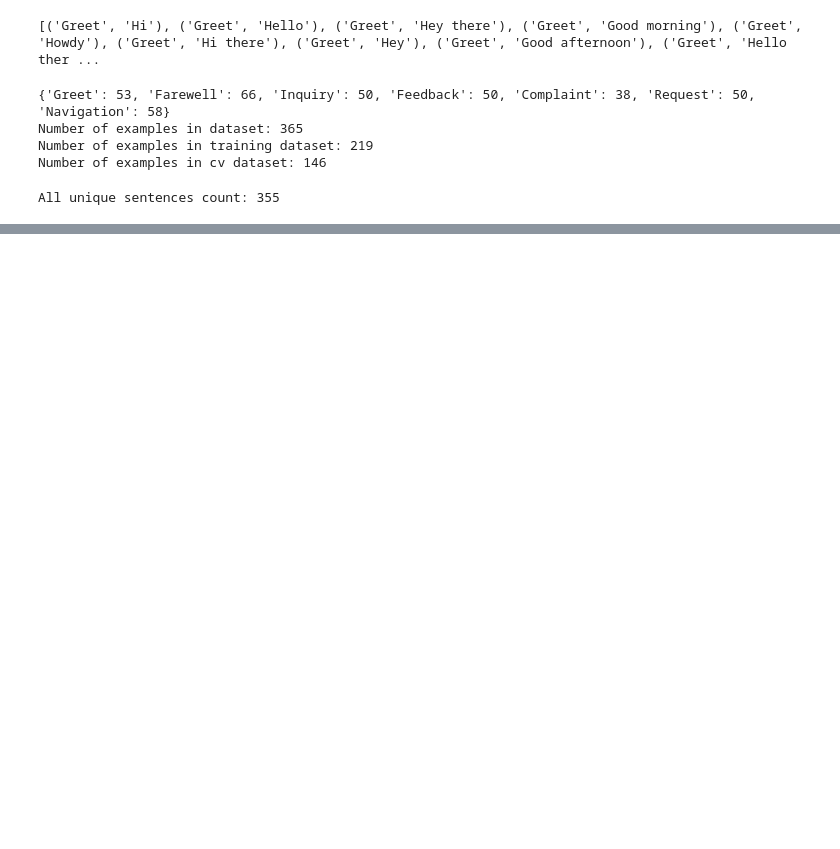
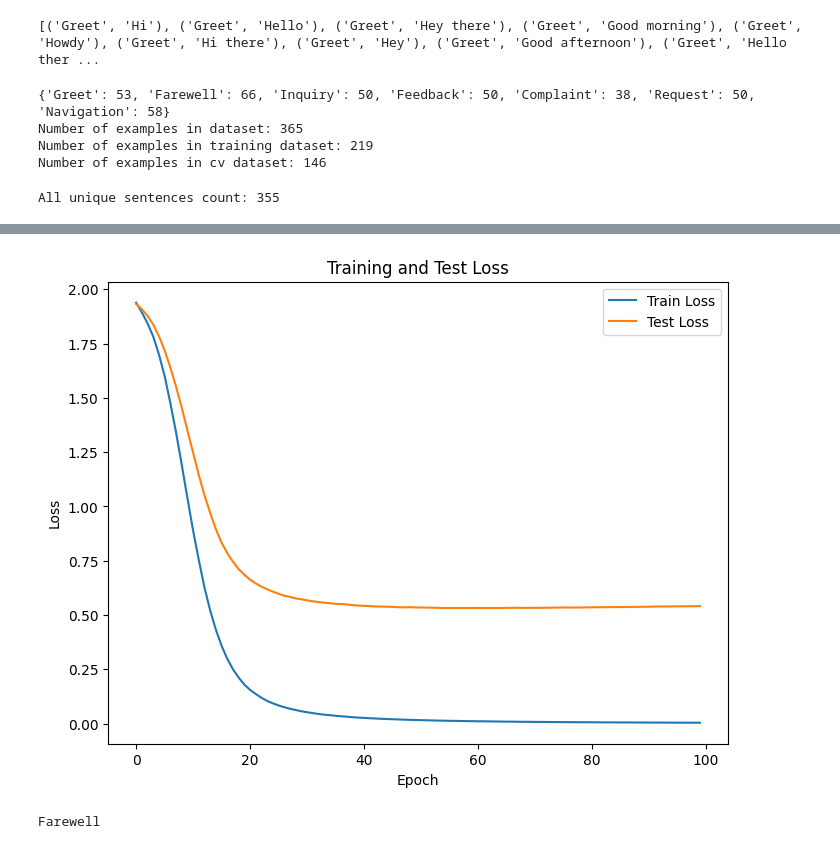
Before and after one commit to Savith-02/notebooks, a Jupyter notebook: nn_intent_classifier.ipynb, the cells around one changed output, grey strips where cells are left out. Drawn from its saved outputs; the diff is of its cells as text; code cells hidden in the pictures; blank space fills up the shorter version.

```diff
--- a/nn_intent_classifier.ipynb
+++ b/nn_intent_classifier.ipynb
@@ -49,6 +42,6 @@ All unique sentences count: 355
 # %%
 from itertools import chain
 
-all_words = set(chain(*[sentence.split(" ") for intent, sentence in dataset]))
+all_words = set(chain(*[sentence.lower().split(" ") for intent, sentence in dataset]))
 print(f"All unique sentences count: {len(all_words)}")
 # %% [output]
@@ -120,9 +118,11 @@ label_transform = intent_to_index
 # %%
-# Create the datasets
-train_dataset = CustomDataset(training_data[:192], feature_transform=feature_transform, label_transform=label_transform)
-train_loader = DataLoader(train_dataset, batch_size=32, shuffle=True, num_workers=2)
+BATCH_SIZE = 32
 
-# test_dataset = CustomDataset(test_data, test_labels)
+train_dataset = CustomDataset(training_data, feature_transform=feature_transform, label_transform=label_transform)
+train_dataloader = DataLoader(train_dataset, batch_size=32, shuffle=True, num_workers=2)
+
+test_dataset = CustomDataset(test_data, feature_transform=feature_transform, label_transform=label_transform)
+test_dataloader = DataLoader(test_dataset, batch_size=32, shuffle=False, num_workers=2)
 # %%
 # Access individual samples from the dataset
 # for i in range(len(train_dataset[5:10])):
@@ -174,0 +197,22 @@ class MyModel(nn.Module):
+# %%
+def test_step(model, dataloader, loss_fn):
+
+    model.train()
+    train_loss, train_acc = 0, 0
+
+    for batch, (intent, sentence) in enumerate(dataloader):
+
+        # intent_tensor = intent_to_tensor(intent)
+        train_pred_logits = model(sentence)
+        loss = loss_fn(train_pred_logits, intent)
+
+        train_loss += loss.item()
+        loss = loss_fn(train_pred_logits, intent)
+
+        train_pred_class = torch.argmax(torch.softmax(train_pred_logits, dim=1), dim=1)
+        train_acc += (train_pred_class == intent).sum().item() / len(train_pred_class)
+
+    # Adjust metrics to get average loss and accuracy per batch
+    train_loss = train_loss / len(dataloader)
+    train_acc = train_acc / len(dataloader)
+    return train_loss, train_acc
@@ -280,0 +260,2 @@ def train(model, train_loader, test_loader, hidden_size, learning_rate, reg_rate
+# %%
+model_0_results = train(model, train_dataloader, test_dataloader, 100, optimizer, loss_fn)
@@ -280,0 +280,11 @@ def train(model, train_loader, test_loader, hidden_size, learning_rate, reg_rate
+# %%
+fig, ax = plt.subplots(figsize=(8, 6))
+ax.plot(model_0_results["train_loss"], label="Train Loss")
+ax.plot(model_0_results["test_loss"], label="Test Loss")
+ax.set_xlabel("Epoch")
+ax.set_ylabel("Loss")
+ax.set_title("Training and Test Loss")
+ax.legend()
+plt.show()
+# %% [output]
+[figure, added]
@@ -280,0 +298,4 @@ def train(model, train_loader, test_loader, hidden_size, learning_rate, reg_rate
+# %%
+print(predict(model,  sentence_to_tensor("hI frIend bye see ya")))
+# %% [output]
+Farewell
```
Also changed, not shown: parts of 14 cells of this notebook.
